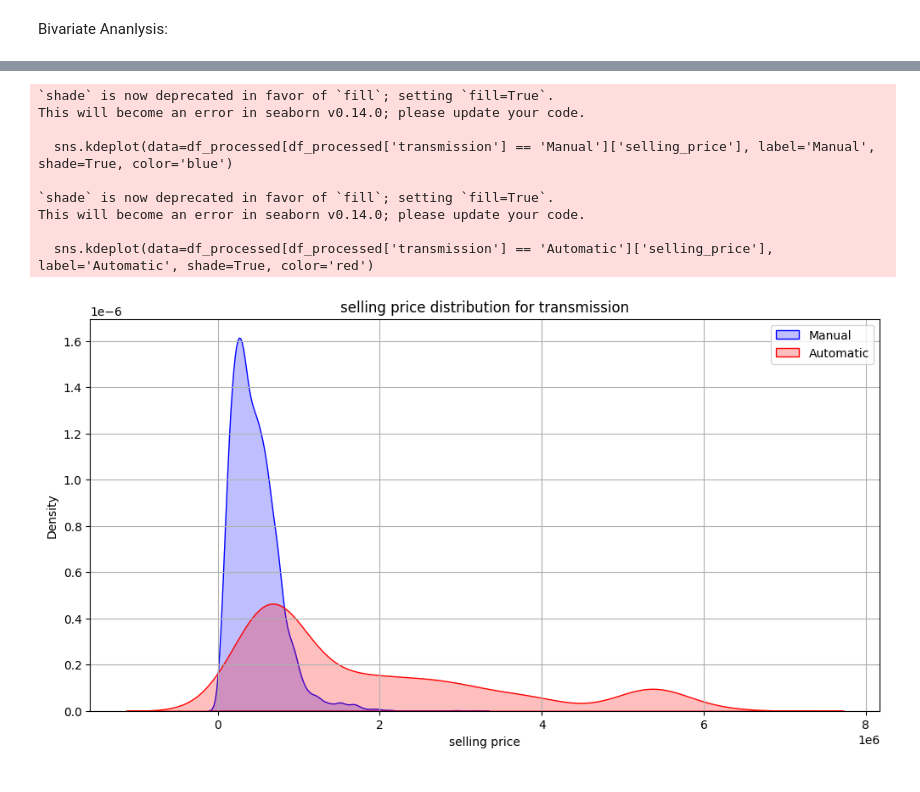
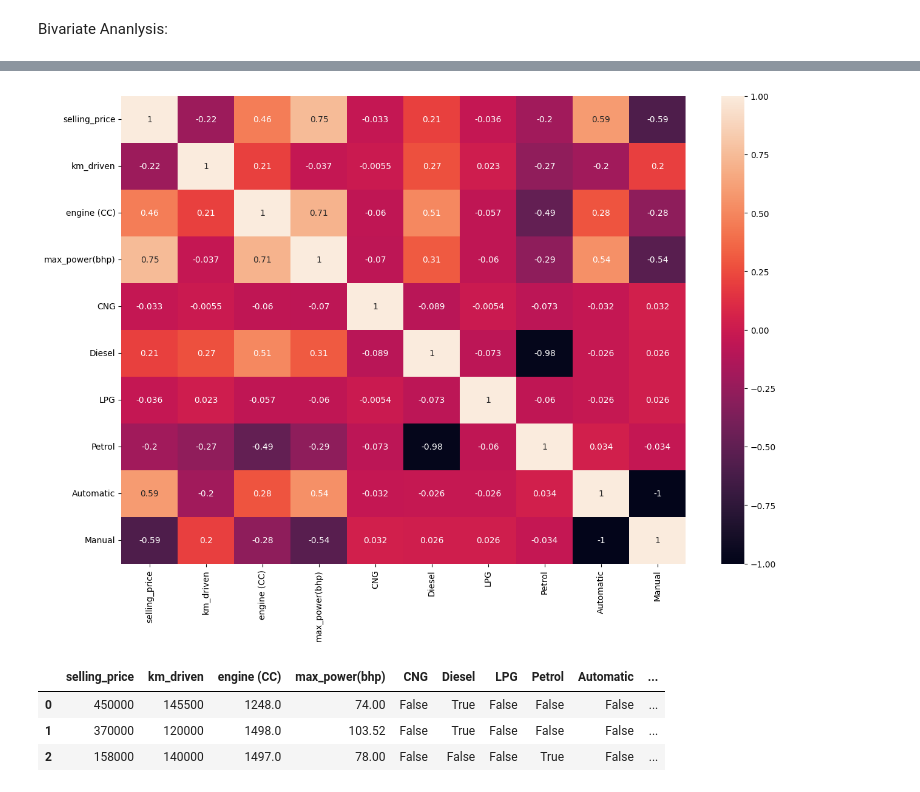
Before and after one commit to jasmeetsingh-028/EV_data_analysis, a Jupyter notebook: notebooks and experiments/seg02.ipynb, the cells around one changed output, grey strips where cells are left out. Drawn from its saved outputs; the diff is of its cells as text; code cells hidden in the pictures.

```diff
--- a/notebooks and experiments/seg02.ipynb
+++ b/notebooks and experiments/seg02.ipynb
@@ -252,0 +273,2 @@ Bivariate Ananlysis:
+# %%
+df_corr = df_processed.drop(['seats', 'transmission', 'fuel', 'prices_binned'],axis=1)
@@ -268,21 +297,8 @@ df_processed.head(1)
-# %%
-plt.figure(figsize=(12, 6))
-sns.kdeplot(data=df_processed[df_processed['transmission'] == 'Manual']['selling_price'], label='Manual', shade=True, color='blue')
-sns.kdeplot(data=df_processed[df_processed['transmission'] == 'Automatic']['selling_price'], label='Automatic', shade=True, color='red')
-plt.xlabel('selling price')
-plt.ylabel('Density')
-plt.title('selling price distribution for transmission')
-plt.legend()
-plt.grid(True)
-plt.show()
-# %% [output]
-`shade` is now deprecated in favor of `fill`; setting `fill=True`.
-This will become an error in seaborn v0.14.0; please update your code.
-
-  sns.kdeplot(data=df_processed[df_processed['transmission'] == 'Manual']['selling_price'], label='Manual', shade=True, color='blue')
-
-`shade` is now deprecated in favor of `fill`; setting `fill=True`.
-This will become an error in seaborn v0.14.0; please update your code.
-
-  sns.kdeplot(data=df_processed[df_processed['transmission'] == 'Automatic']['selling_price'], label='Automatic', shade=True, color='red')
-[figure, removed]
+# %%
+#correlation heatmap - multivariate analysis
+
+plt.figure(figsize=(15,10))
+sns.heatmap(df_corr.iloc[:,1:].corr(), annot=True)
+plt.show()
+# %% [output]
+[figure, added]
@@ -288,0 +315,7 @@ This will become an error in seaborn v0.14.0; please update your code.
+# %%
+df_seg.head(3)
+# %% [output]
+|  | selling_price | km_driven | engine (CC) | max_power(bhp) | CNG | Diesel | LPG | Petrol | Automatic | ... |
+| 0 | 450000 | 145500 | 1248.0 | 74.00 | False | True | False | False | False | ... |
+| 1 | 370000 | 120000 | 1498.0 | 103.52 | False | True | False | False | False | ... |
+| 2 | 158000 | 140000 | 1497.0 | 78.00 | False | False | False | True | False | ... |
```
Also changed, not shown: parts of 16 cells of this notebook.
